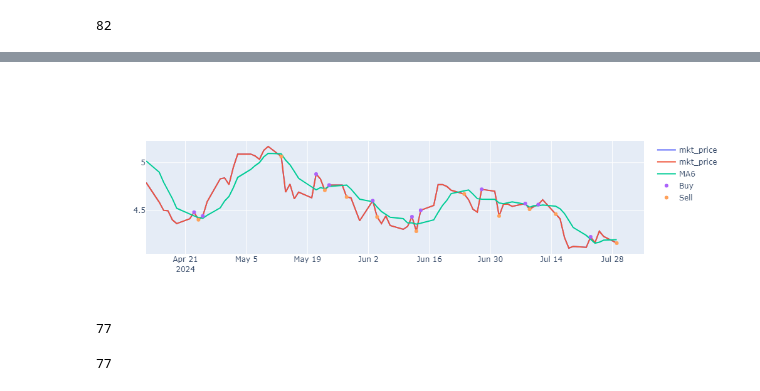
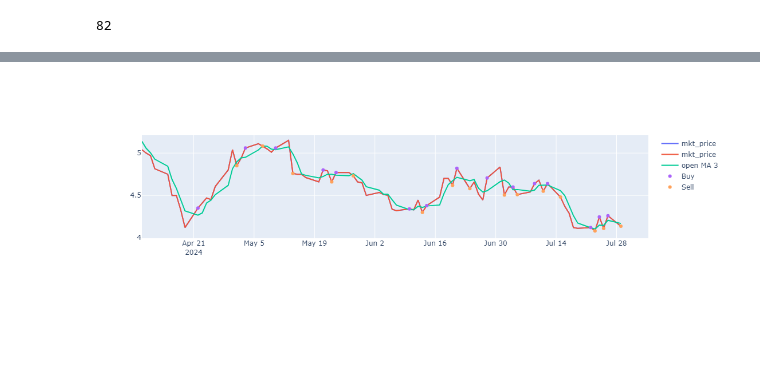
Before and after one commit to Nifoluwa/Analytics-repo_, a Jupyter notebook: SMA_calculator/SMA_calculator.ipynb, the cells around one changed output, grey strips where cells are left out. Cells and saved outputs as stored; diff of their text form; code cells hidden in the pictures; blank space fills up the shorter version.

Commit message:
Added selections of stock values

```diff
--- a/SMA_calculator/SMA_calculator.ipynb
+++ b/SMA_calculator/SMA_calculator.ipynb
@@ -41,7 +41,7 @@ def wrangle(filename:str, key:str, train_size:float= 0.8,*args) -> dict:
     df_comp = df_comp[::-1]
 
     df_comp.rename(
-        columns={"4. close": "mkt_price", "1. open": "open", "2. high": "high", "3. low": "low", "5. volume": "volume"},
+        columns={"4. close": "close", "1. open": "open", "2. high": "high", "3. low": "low", "5. volume": "volume"},
         inplace=True)
     df = df_comp.copy()
     df["dates"] = df.index
@@ -59,7 +59,6 @@ def wrangle(filename:str, key:str, train_size:float= 0.8,*args) -> dict:
 
     df_ = df_comp.copy()
 
-    del df["open"], df["high"], df["low"], df["volume"]
 
     size = int(train_size * len(df))
     df_train = df.iloc[:size]
@@ -93,12 +92,13 @@ class MovingAverageCalculator:
     def sma(self):
         return self.__sma
 
-    def moving_averages(self, window:int) -> dict:
+    def moving_averages(self, window:int, type:str) -> dict:
         '''
         Returns DataFrame of given dataset and the moving averages as specified.
         Parameters:
         -----------------
         window: int -> Moving average window
+        type: str -> One of "high", "low", "open" or "close" prices
         :return: Dictionary:
         keys : values
         Data : DataFrame of formatted TS data and moving average values
@@ -114,18 +114,18 @@ class MovingAverageCalculator:
         sell_values = []
         results = {}
         for i in range(len(self.prices) - window + 1):
-            avg = np.mean(self.prices[i:i + window])
+            avg = np.mean(self.prices[type][i:i + window])
             self.__sma.append(avg)
-        self.prices = self.prices[window - 1:]
+        self.prices = self.prices.iloc[window - 1:]
         for i in range(1, len(self.prices)):
-            if self.prices.iloc[i-1][0] < self.__sma[i-1] and self.prices.iloc[i][0] > self.__sma[i]:
+            if self.prices[type].iloc[i-1] < self.__sma[i-1] and self.prices[type].iloc[i] > self.__sma[i]:
                 buy_dates.append(self.prices.index[i])
-                buy_values.append(self.prices.iloc[i][0])
-            elif self.prices.iloc[i-1][0] > self.__sma[i-1] and self.prices.iloc[i][0] < self.__sma[i]:
+                buy_values.append(self.prices[type].iloc[i])
+            elif self.prices[type].iloc[i-1] > self.__sma[i-1] and self.prices[type].iloc[i] < self.__sma[i]:
                 sell_dates.append(self.prices.index[i])
-                sell_values.append(self.prices.iloc[i][0])
+                sell_values.append(self.prices[type].iloc[i])
 
-        self.prices[f"MA{window}"] = self.__sma
+        self.prices[f"{type} MA {window}"] = self.__sma
         results["Data"] = self.prices
         results["Buy_values"] = buy_values
         results["Buy_dates"] = pd.to_datetime(buy_dates)
@@ -137,7 +146,7 @@ class MovingAverageCalculator:
 # %%
 results = MovingAverageCalculator(df_train)
 # %%
-data = results.moving_averages(6)
+data = results.moving_averages(3, "open")
 # %%
 df = data["Data"]
 # %%
@@ -175,19 +179,15 @@ px.line(df)
 # %%
 fig = go.Figure()
 # %%
-fig.add_trace(go.Scatter(x=df.index, y=df.mkt_price, name="mkt_price"))
-fig.add_trace(go.Scatter(x=df.index, y=df.MA6, name="MA6"))
+fig.add_trace(go.Scatter(x=df.index, y=df.open, name="mkt_price"))
+fig.add_trace(go.Scatter(x=df.index, y=df["open MA 3"], name="open MA 3"))
 fig.add_trace(go.Scatter(x=buy_dates, y=buy_values, mode="markers", name="Buy"))
 fig.add_trace(go.Scatter(x=sell_dates, y=sell_values, mode="markers", name="Sell"))
 # %% [output]
-[figure, old version]
+[figure, new version]
 # %%
 len(df.index)
-# %% [output]
-77
 # %%
 len(df.mkt_price)
-# %% [output]
-77
 # %%
 df[df.columns[-1]]
```
Also changed, not shown: parts of 8 cells of this notebook, 2 other files.
